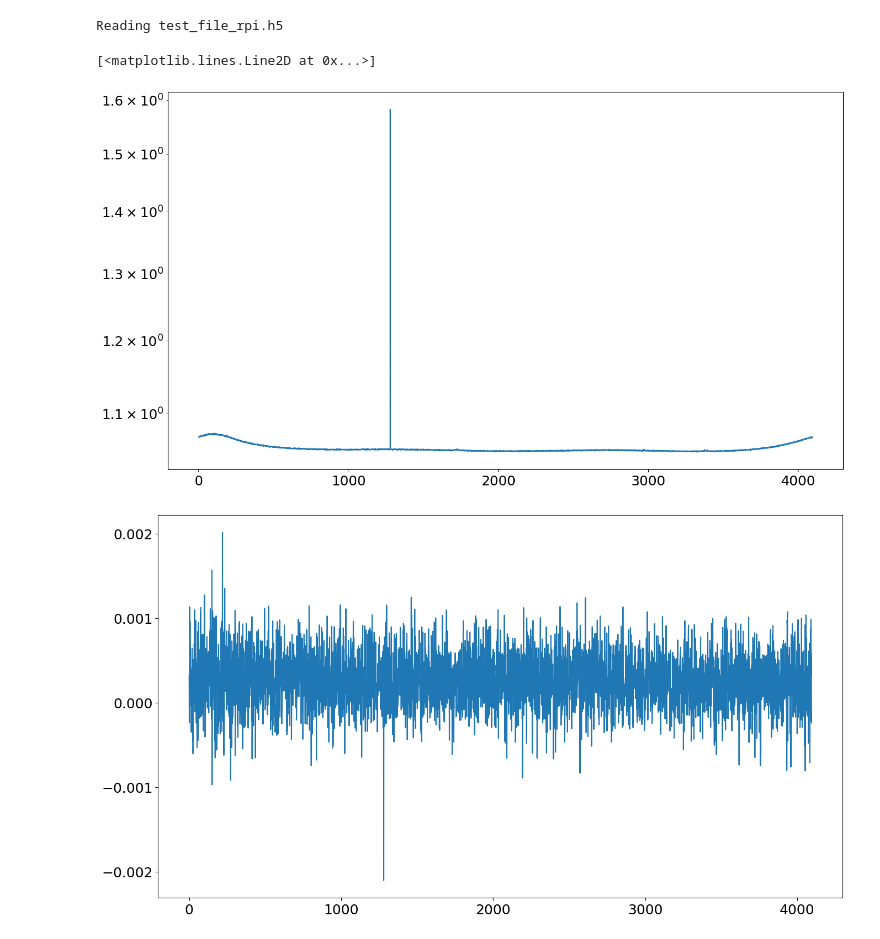
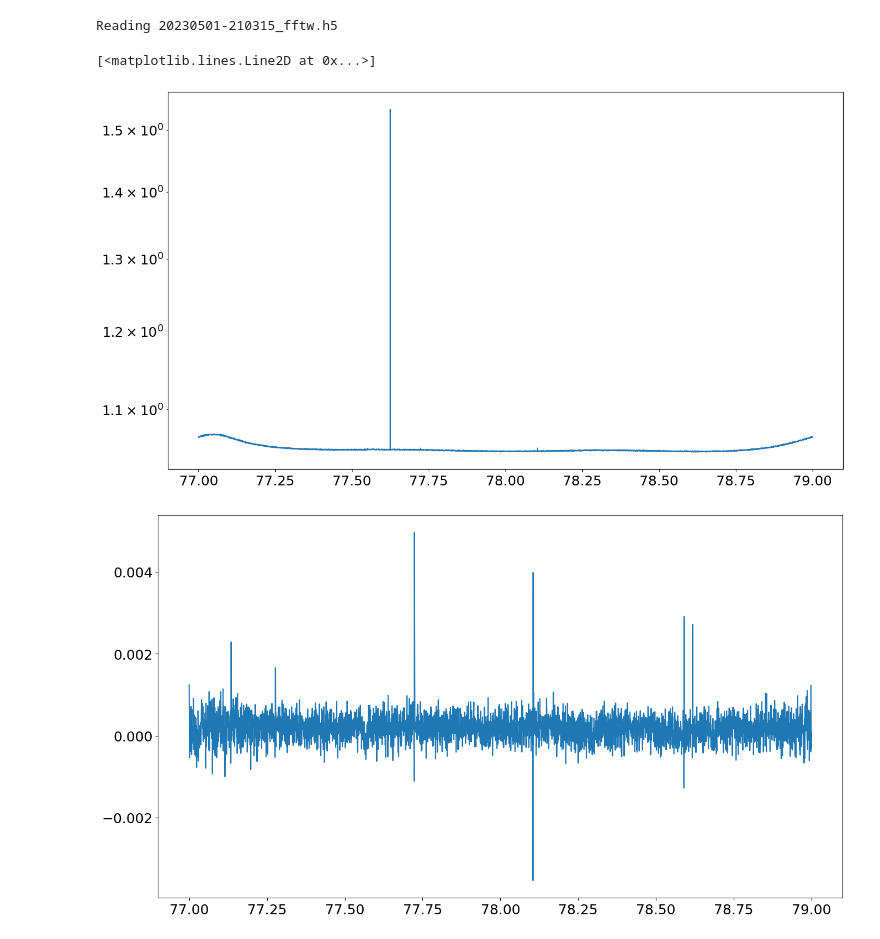
Before and after one commit to jnthek/amateur_astronomy, a Jupyter notebook: diy_radiometer/Test_hdf5_read.ipynb, the cells around one changed output. Cells and saved outputs as stored; diff of their text form; code cells hidden in the pictures.

```diff
--- a/diy_radiometer/Test_hdf5_read.ipynb
+++ b/diy_radiometer/Test_hdf5_read.ipynb
@@ -6,11 +6,19 @@ import time
 
 plt.rcParams.update({'font.size': 18})
 # %%
-h5_file = "test_file_rpi.h5"
+h5_file = "20230501-210315_fftw.h5"
 # h5_file = "test_file.h5"
 # %%
 print ("Reading",h5_file)
 hf = h5py.File(h5_file, 'r')
+
+NFFT = hf["data"].attrs['NFFT']
+fc = hf["data"].attrs['fc']
+fs = hf["data"].attrs['fs']
+gain = hf["data"].attrs['gain']
+t_int = hf["data"].attrs['t_int']
+
+freq = np.linspace(fc-(fs/2), fc+(fs/2), NFFT)/1e6
 
 len_data = hf["data/timestamps"][()].shape[0]
 len_cal_data = int(len_data/3)-1
@@ -25,8 +33,7 @@ hot_data = hf["data/radio"][()][hot_index, :]
 temperature = hf["data/temperature"][()][ant_index]
 
 ant_tstamps = hf["data/timestamps"][()][ant_index]
-cold_tstamps = hf["data/timestamps"][()][cold_index]
-hot_tstamps = hf["data/timestamps"][()][hot_index]
+ant_tstamps = ant_tstamps - ant_tstamps[0]
 
 hf.close()
 
@@ -38,36 +45,36 @@ mean_ant_power = np.mean(ant_calibrated, axis=1)
 mean_ant_spectrum = np.mean(ant_calibrated, axis=0)
 
 mean_cold_power = np.mean(cold_calibrated, axis=1)
 mean_cold_spectrum = np.mean(cold_calibrated, axis=0)
 
 mean_hot_power = np.mean(hot_calibrated, axis=1)
 mean_hot_spectrum = np.mean(hot_calibrated, axis=0)
 
 plt.figure(figsize=(16,9))
 # plt.semilogy(mean_ant_spectrum)
 # plt.semilogy(mean_cold_spectrum)
-plt.semilogy(mean_hot_spectrum)
+plt.semilogy(freq, mean_hot_spectrum)
 
 plt.figure(figsize=(16,9))
-plt.plot(mean_ant_spectrum-mean_cold_spectrum)
+plt.plot(freq, mean_ant_spectrum-mean_cold_spectrum)
 
 # plt.figure(figsize=(16,9))
 # plt.hist(mean_ant_spectrum-mean_cold_spectrum, bins=100)
 
 # plt.figure(figsize=(16,9))
 # plt.semilogy(ant_data.T)
 # plt.semilogy(hot_data.T)
 # plt.semilogy(cold_data.T)
 
 plt.figure(figsize=(16,9))
 # plt.plot(ant_tstamps, mean_ant_power)
 # plt.plot(ant_tstamps, mean_cold_power)
-plt.plot(ant_tstamps, mean_ant_power-mean_cold_power)
+plt.plot(ant_tstamps, (mean_ant_power-mean_cold_power)*100/mean_ant_power)
 
 # plt.figure(figsize=(16,9))
 # plt.plot(ant_tstamps, temperature)
 # %% [output]
-Reading test_file_rpi.h5
+Reading 20230501-210315_fftw.h5
 [<matplotlib.lines.Line2D at 0x...>]
-[figure, old version]
+[figure, new version]
-[figure, old version]
+[figure, new version]
```
Also changed, not shown: parts of 1 cell of this notebook.
